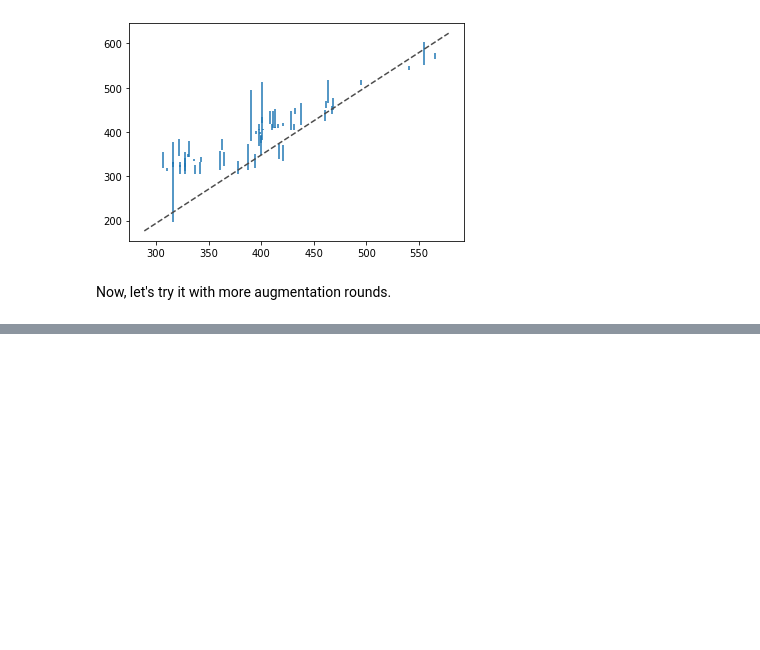
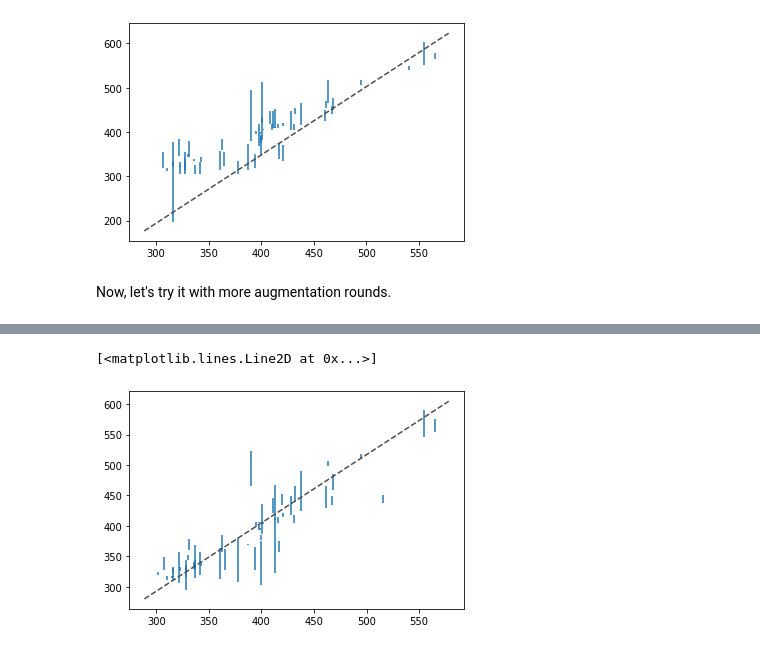
Before and after one commit to kjappelbaum/gpt3forchem, a Jupyter notebook: experiments/17_try_learning_w_smiles_augmentation.ipynb, the cells around one changed output, grey strips where cells are left out. Drawn from its saved outputs; the diff is of its cells as text; code cells hidden in the pictures; blank space fills up the shorter version.

```diff
--- a/experiments/17_try_learning_w_smiles_augmentation.ipynb
+++ b/experiments/17_try_learning_w_smiles_augmentation.ipynb
@@ -380,0 +401,25 @@ fine_tune(train_filename_very_augmented, valid_filename_very_augmented, "ada")
+# %%
+very_augmented_results = query_gpt3("ada:ft-lsmoepfl-2022-09-08-15-33-40", test_prompts_very_augmented)
+# %%
+true_very_augmented = test_prompts_very_augmented['completion'].apply(lambda x: float(x.split('@')[0]))
+# %%
+very_augmented_results_df = pd.DataFrame({
+    'true': true_very_augmented,
+    'predictions': [extract_regression_prediction(very_augmented_results, i) for i in range(len(very_augmented_results["choices"]))],
+    'smiles': test_prompts_very_augmented['repr']
+})
+# %%
+very_augmented_results_df_agg = very_augmented_results_df.groupby('smiles').agg(['mean', 'std'])
+# %%
+plt.errorbar(very_augmented_results_df_agg['true']['mean'], very_augmented_results_df_agg['predictions']['mean'], yerr=very_augmented_results_df_agg['predictions']['std'], linestyle='None')
+
+# now plot a dashed diagonal line from lower left to upper right
+# getting the limits of the current axes
+ax = plt.gca()
+xlim = ax.get_xlim()
+ylim = ax.get_ylim()
+# now plot both limits against eachother
+ax.plot(xlim, ylim, ls="--", c=".3")
+# %% [output]
+[<matplotlib.lines.Line2D at 0x...>]
+[figure, added]
```
Also changed, not shown: parts of 9 cells of this notebook, 6 other files.
